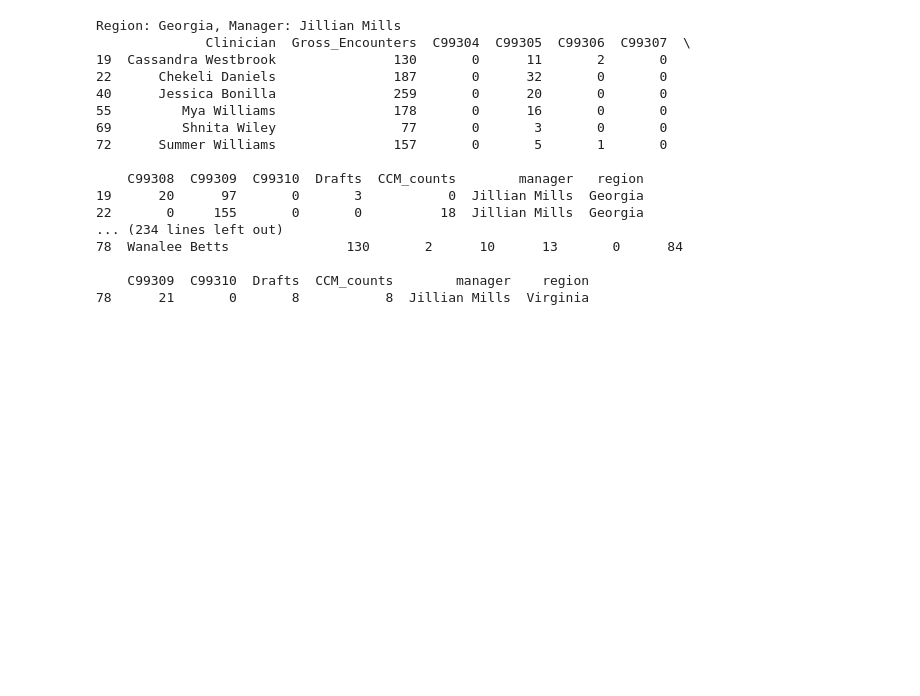
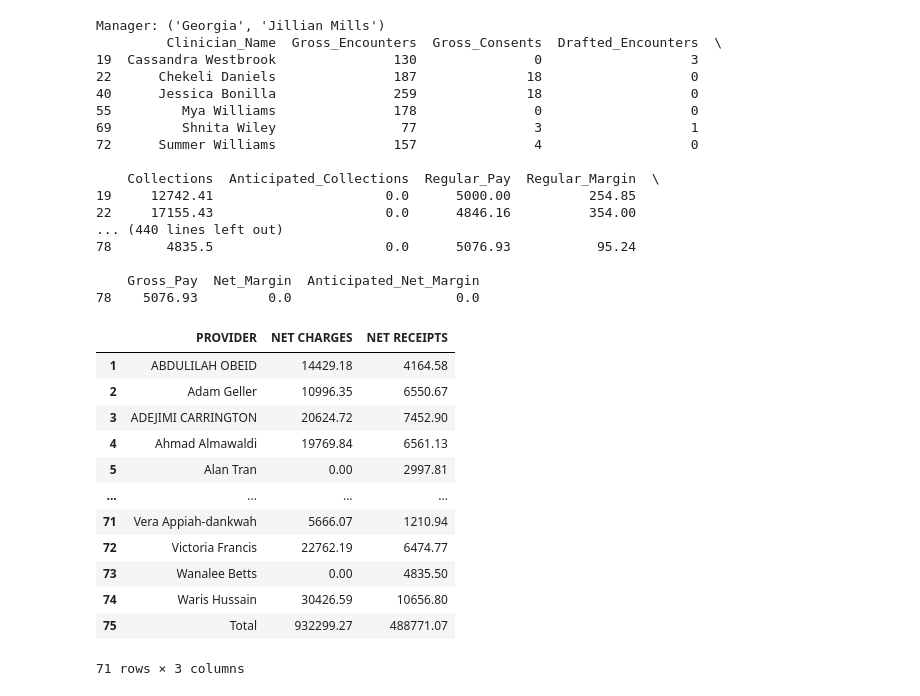
Before and after one commit to kareem1637/payroll, a Jupyter notebook: preprep.ipynb, the cells around one changed output. Drawn from its saved outputs; the diff is of its cells as text; code cells hidden in the pictures; blank space fills up the shorter version.

```diff
--- a/preprep.ipynb
+++ b/preprep.ipynb
@@ -287,23 +464,39 @@ Regional_Dashboard, unmatched_providers, matched_providers, gouped_CC_ByRegion =
 # %%
-for name, group in gouped_CC_ByRegion:
-    print(f"Region: {name[0]}, Manager: {name[1]}")
-    print(group.head(10))
+for manger, group in grouped_CC_ByRegion:
+    print(f"Manager: {manger}")
+    print(group[['Clinician_Name', 'Gross_Encounters', 'Gross_Consents', 'Drafted_Encounters', 'Collections', 'Anticipated_Collections', 'Regular_Pay', 'Regular_Margin', 'Gross_Pay', 'Net_Margin', 'Anticipated_Net_Margin']])
     print("\n")
 # %% [output]
-Region: Georgia, Manager: Jillian Mills
-              Clinician  Gross_Encounters  C99304  C99305  C99306  C99307  \
-19  Cassandra Westbrook               130       0      11       2       0
-22      Chekeli Daniels               187       0      32       0       0
-40      Jessica Bonilla               259       0      20       0       0
-55         Mya Williams               178       0      16       0       0
-69         Shnita Wiley                77       0       3       0       0
-72      Summer Williams               157       0       5       1       0
+Manager: ('Georgia', 'Jillian Mills')
+         Clinician_Name  Gross_Encounters  Gross_Consents  Drafted_Encounters  \
+19  Cassandra Westbrook               130               0                   3
+22      Chekeli Daniels               187              18                   0
+40      Jessica Bonilla               259              18                   0
+55         Mya Williams               178               0                   0
+69         Shnita Wiley                77               3                   1
+72      Summer Williams               157               4                   0
 
-    C99308  C99309  C99310  Drafts  CCM_counts        manager   region
-19      20      97       0       3           0  Jillian Mills  Georgia
-22       0     155       0       0          18  Jillian Mills  Georgia
-... (234 lines left out)
-78  Wanalee Betts               130       2      10      13       0      84
+    Collections  Anticipated_Collections  Regular_Pay  Regular_Margin  \
+19     12742.41                      0.0      5000.00          254.85
+22     17155.43                      0.0      4846.16          354.00
+... (440 lines left out)
+78       4835.5                      0.0      5076.93           95.24
 
-    C99309  C99310  Drafts  CCM_counts        manager    region
-78      21       0       8           8  Jillian Mills  Virginia
+    Gross_Pay  Net_Margin  Anticipated_Net_Margin
+78    5076.93         0.0                     0.0
+# %%
+FDR_df
+# %% [output]
+|  | PROVIDER | NET CHARGES | NET RECEIPTS |
+| 1 | ABDULILAH OBEID | 14429.18 | 4164.58 |
+| 2 | Adam Geller | 10996.35 | 6550.67 |
+| 3 | ADEJIMI CARRINGTON | 20624.72 | 7452.90 |
+| 4 | Ahmad Almawaldi | 19769.84 | 6561.13 |
+| 5 | Alan Tran | 0.00 | 2997.81 |
+| ... | ... | ... | ... |
+| 71 | Vera Appiah-dankwah | 5666.07 | 1210.94 |
+| 72 | Victoria Francis | 22762.19 | 6474.77 |
+| 73 | Wanalee Betts | 0.00 | 4835.50 |
+| 74 | Waris Hussain | 30426.59 | 10656.80 |
+| 75 | Total | 932299.27 | 488771.07 |
+71 rows × 3 columns
```
Also changed, not shown: parts of 10 cells of this notebook, 9 other files.
